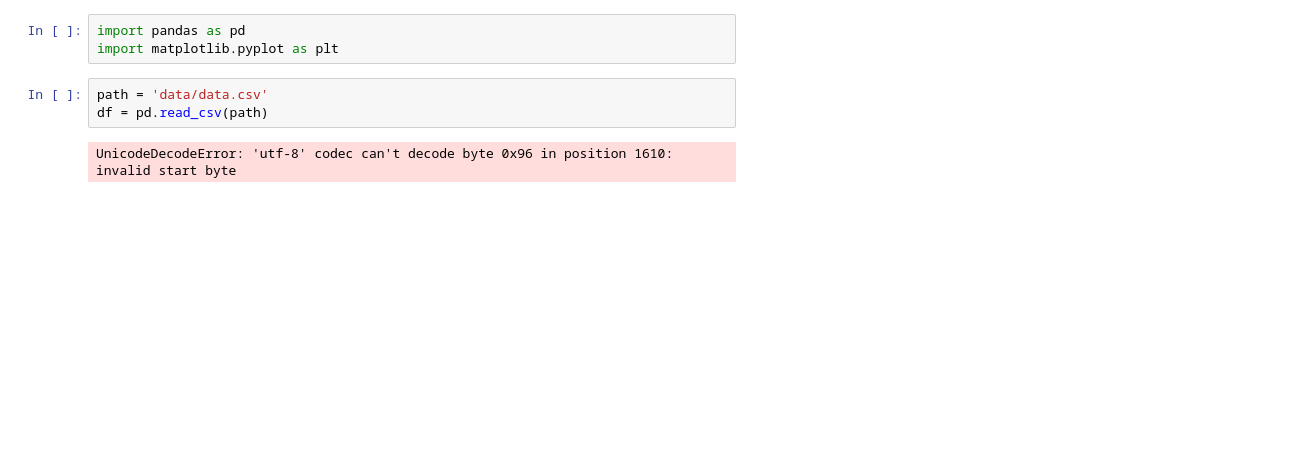
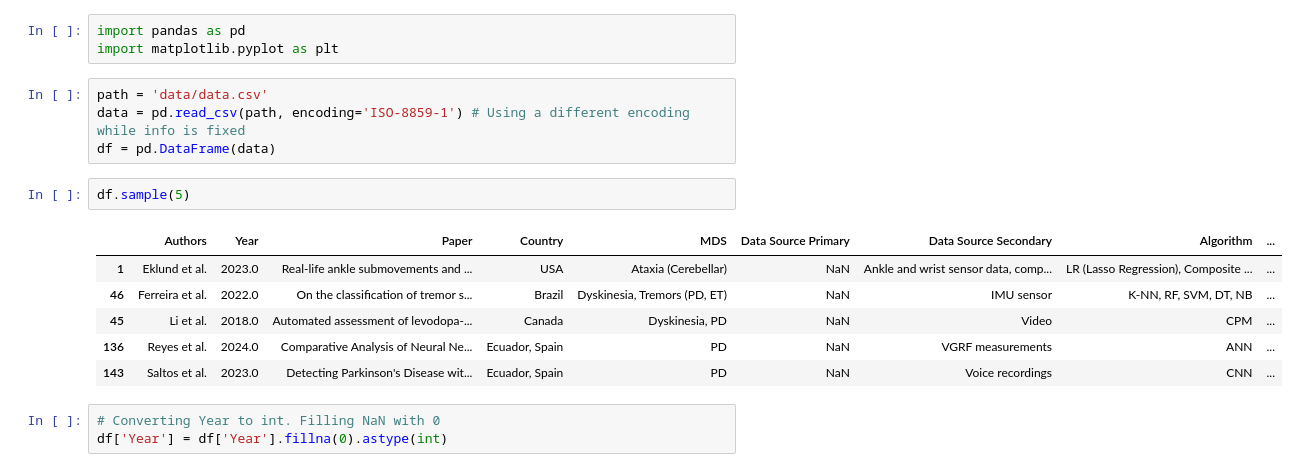
Before and after one commit to rdiazrincon/ai_mds, a Jupyter notebook: ai_mds.ipynb, the cells around one changed output. Saved outputs shown, nothing was run; the diff lists cells and outputs as text; blank space fills up the shorter version.

Commit message:
Basic DataViz

```diff
--- a/ai_mds.ipynb
+++ b/ai_mds.ipynb
@@ -1,8 +1,19 @@
 # %%
 import pandas as pd
 import matplotlib.pyplot as plt
-# %%
-path = 'data/data.csv'
-df = pd.read_csv(path)
-# %% [output]
-UnicodeDecodeError: 'utf-8' codec can't decode byte 0x96 in position 1610: invalid start byte
+# %%
+path = 'data/data.csv'
+data = pd.read_csv(path, encoding='ISO-8859-1') # Using a different encoding while info is fixed
+df = pd.DataFrame(data)
+# %%
+df.sample(5)
+# %% [output]
+|  | Authors | Year | Paper | Country | MDS | Data Source Primary | Data Source Secondary | Algorithm | ... |
+| 1 | Eklund et al. | 2023.0 | Real-life ankle submovements and ... | USA | Ataxia (Cerebellar) | NaN | Ankle and wrist sensor data, comp... | LR (Lasso Regression), Composite ... | ... |
+| 46 | Ferreira et al. | 2022.0 | On the classification of tremor s... | Brazil | Dyskinesia, Tremors (PD, ET) | NaN | IMU sensor | K-NN, RF, SVM, DT, NB | ... |
+| 45 | Li et al. | 2018.0 | Automated assessment of levodopa-... | Canada | Dyskinesia, PD | NaN | Video | CPM | ... |
+| 136 | Reyes et al. | 2024.0 | Comparative Analysis of Neural Ne... | Ecuador, Spain | PD | NaN | VGRF measurements | ANN | ... |
+| 143 | Saltos et al. | 2023.0 | Detecting Parkinson's Disease wit... | Ecuador, Spain | PD | NaN | Voice recordings | CNN | ... |
+# %%
+# Converting Year to int. Filling NaN with 0
+df['Year'] = df['Year'].fillna(0).astype(int)
```
Also changed, not shown: parts of 3 cells of this notebook.
